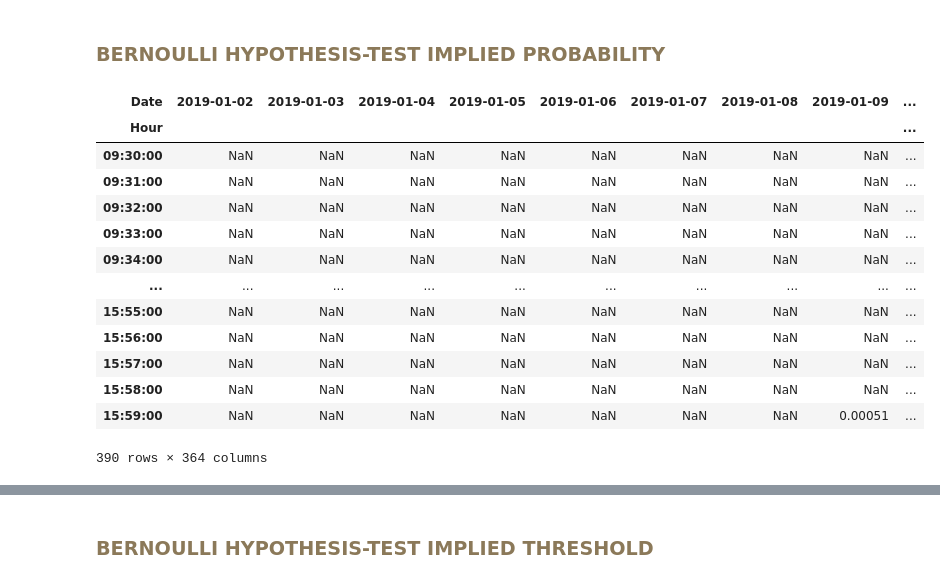
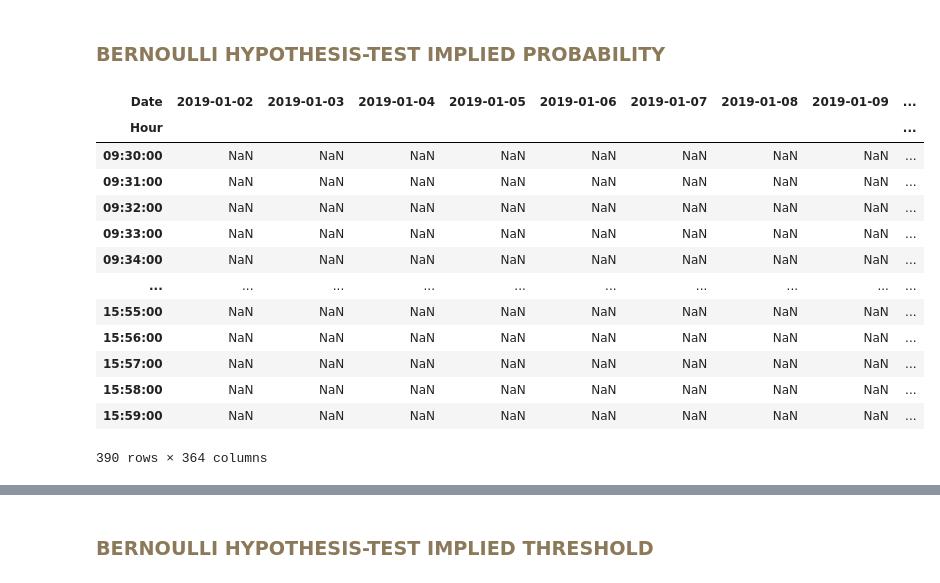
Before and after one commit to f-montenegro/ADIA-Exogenous-Information-in-HFT, a Jupyter notebook: L2_Execution/pipeline_example.ipynb, the cells around one changed output, grey strips where cells are left out. Saved outputs shown, nothing was run; the diff lists cells and outputs as text; code cells hidden in the pictures.

```diff
--- a/L2_Execution/pipeline_example.ipynb
+++ b/L2_Execution/pipeline_example.ipynb
@@ -277,20 +187,20 @@ df_inter_times
 # %% [markdown]
 <H3 style="color:#8B7959">BERNOULLI HYPOTHESIS-TEST IMPLIED PROBABILITY</H3>
 # %%
-df_bernoulli_p = clusters.bernoulli_trials_p(df_input=df_jumps, rolling_window=1945)
+df_bernoulli_p = clusters.bernoulli_trials_p(df_input=df_jumps, rolling_window=7800) # Fix prob 0 which makes threshold inf
 df_bernoulli_p
 # %% [output]
 | Date | 2019-01-02 | 2019-01-03 | 2019-01-04 | 2019-01-05 | 2019-01-06 | 2019-01-07 | 2019-01-08 | 2019-01-09 | ... |
 | Hour |  |  |  |  |  |  |  |  | ... |
 | 09:30:00 | NaN | NaN | NaN | NaN | NaN | NaN | NaN | NaN | ... |
 | 09:31:00 | NaN | NaN | NaN | NaN | NaN | NaN | NaN | NaN | ... |
 | 09:32:00 | NaN | NaN | NaN | NaN | NaN | NaN | NaN | NaN | ... |
 | 09:33:00 | NaN | NaN | NaN | NaN | NaN | NaN | NaN | NaN | ... |
 | 09:34:00 | NaN | NaN | NaN | NaN | NaN | NaN | NaN | NaN | ... |
 | ... | ... | ... | ... | ... | ... | ... | ... | ... | ... |
 | 15:55:00 | NaN | NaN | NaN | NaN | NaN | NaN | NaN | NaN | ... |
 | 15:56:00 | NaN | NaN | NaN | NaN | NaN | NaN | NaN | NaN | ... |
 | 15:57:00 | NaN | NaN | NaN | NaN | NaN | NaN | NaN | NaN | ... |
 | 15:58:00 | NaN | NaN | NaN | NaN | NaN | NaN | NaN | NaN | ... |
-| 15:59:00 | NaN | NaN | NaN | NaN | NaN | NaN | NaN | 0.00051 | ... |
+| 15:59:00 | NaN | NaN | NaN | NaN | NaN | NaN | NaN | NaN | ... |
 390 rows × 364 columns
```
Also changed, not shown: parts of 31 cells of this notebook, 1 other file.
